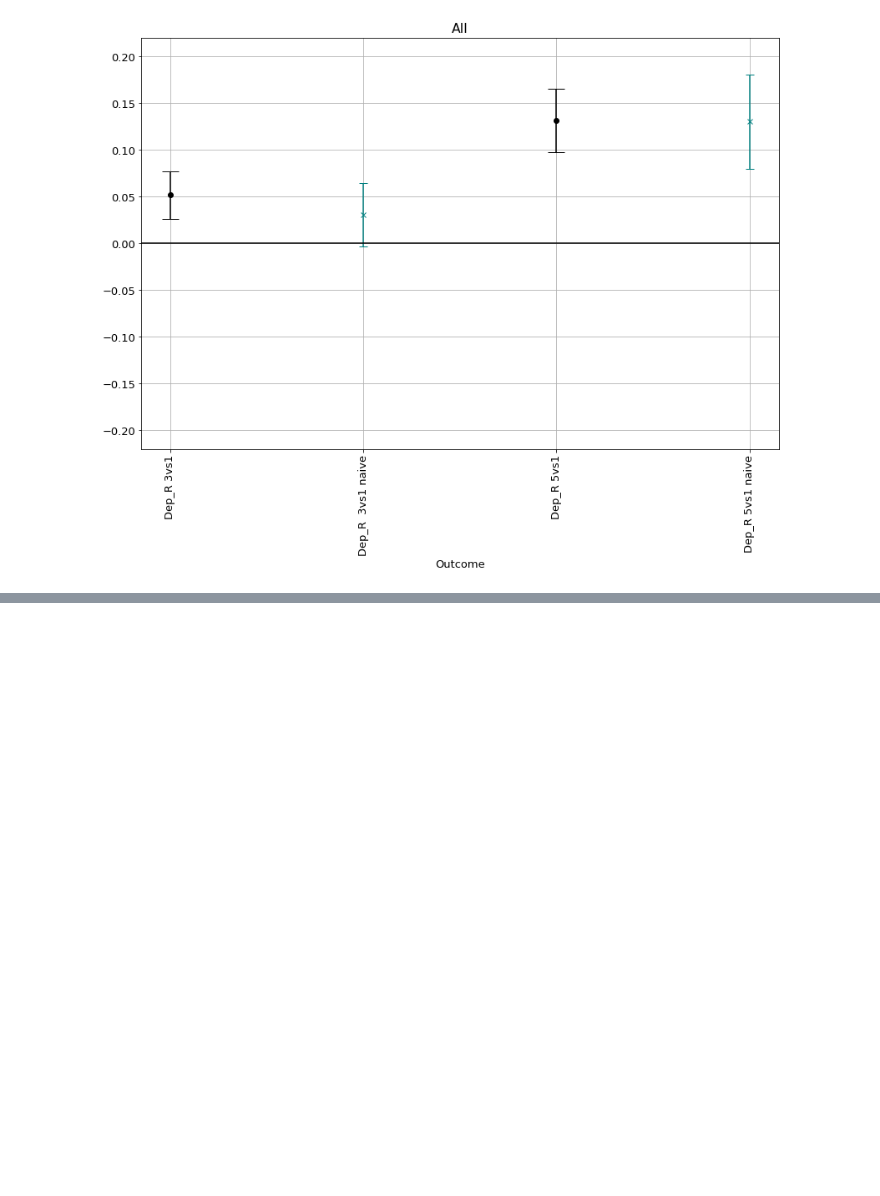
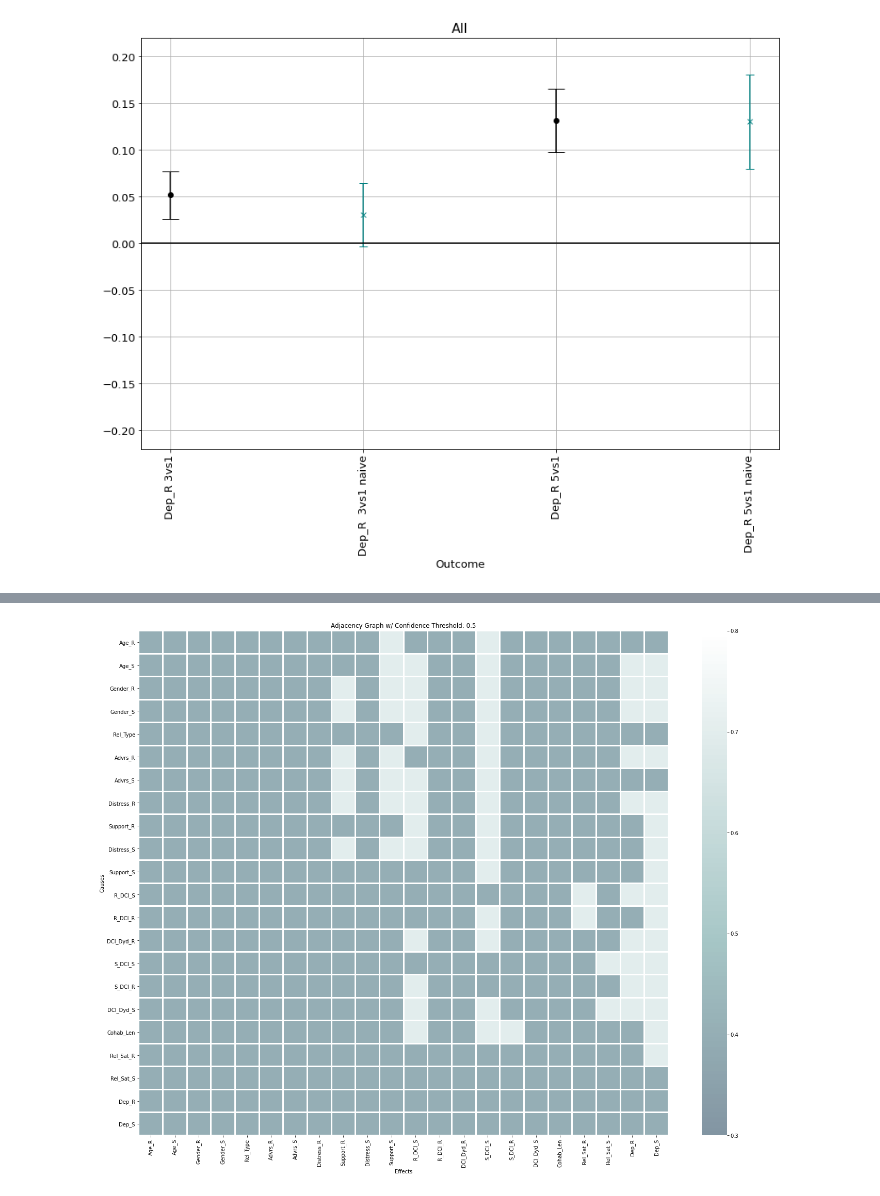
Before and after one commit to matthewvowels1/causalPipeline, a Jupyter notebook: causal_pipeline_tutorial.ipynb, the cells around one changed output, grey strips where cells are left out. Drawn from its saved outputs; the diff is of its cells as text; code cells hidden in the pictures; blank space fills up the shorter version.

```diff
--- a/causal_pipeline_tutorial.ipynb
+++ b/causal_pipeline_tutorial.ipynb
@@ -442,0 +553,15 @@ plt.show()
+# %%
+cmap = plt.get_cmap('bone')
+cm = nx.adjacency_matrix(G_thresh).todense()
+df_cm = pd.DataFrame(cm, index=cols,
+          columns=cols)
+
+plt.figure(figsize = (23,18))
+sns.heatmap(df_cm.clip(lower=0.4, upper=0.7), linewidths=2, vmin=0.3, vmax=0.8, cmap=cmap, center=0.2)
+plt.xlabel('Effects')
+plt.ylabel('Causes')
+name = 'Adjacency Graph w/ Confidence Threshold: {}'.format(threshold)
+plt.title(name)
+plt.show()
+# %% [output]
+[figure, added]
```
Also changed, not shown: parts of 20 cells of this notebook, 3 other files.
